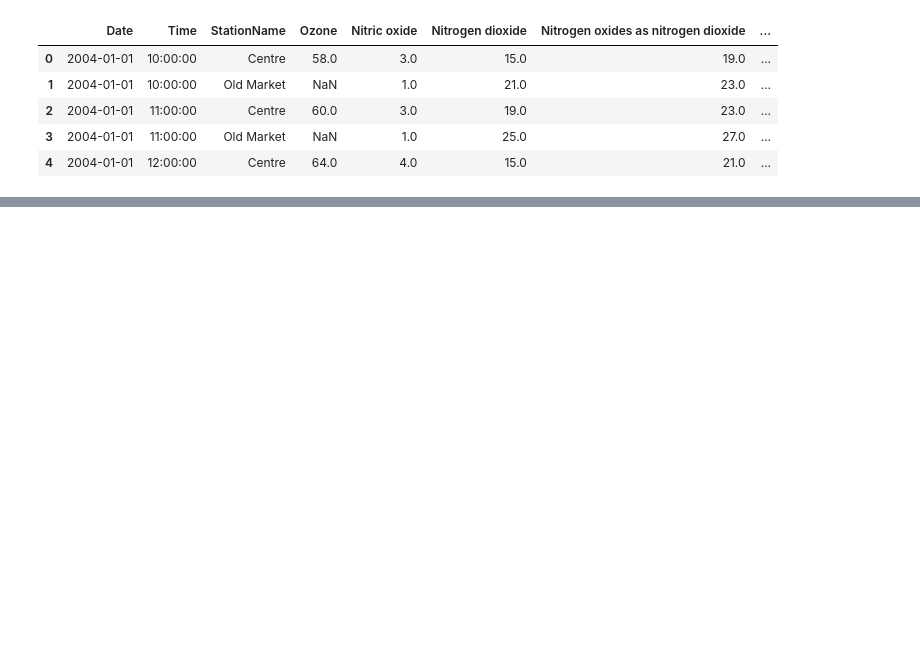
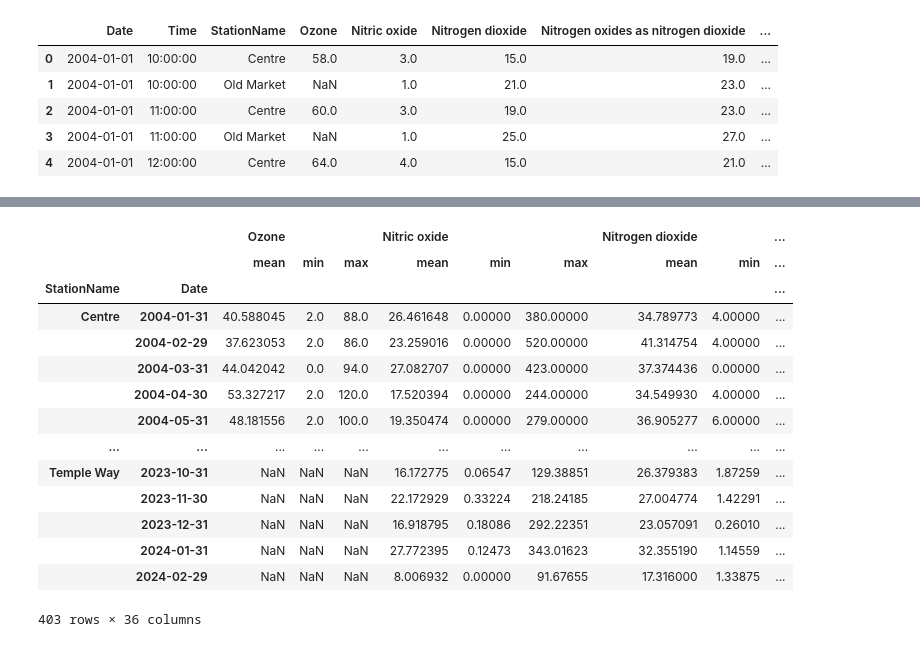
Before and after one commit to Elham-Pournezhadian/IGP-repo, a Jupyter notebook: AP analysis.ipynb, the cells around one changed output, grey strips where cells are left out. Saved outputs shown, nothing was run; the diff lists cells and outputs as text; code cells hidden in the pictures; blank space fills up the shorter version.

```diff
--- a/AP analysis.ipynb
+++ b/AP analysis.ipynb
@@ -160,0 +231,18 @@ df_clean.head(5)
+# %%
+monthly_air_pollution
+# %% [output]
+|  |  | Ozone |  |  | Nitric oxide |  |  | Nitrogen dioxide |  | ... |
+|  |  | mean | min | max | mean | min | max | mean | min | ... |
+| StationName | Date |  |  |  |  |  |  |  |  | ... |
+| Centre | 2004-01-31 | 40.588045 | 2.0 | 88.0 | 26.461648 | 0.00000 | 380.00000 | 34.789773 | 4.00000 | ... |
+|  | 2004-02-29 | 37.623053 | 2.0 | 86.0 | 23.259016 | 0.00000 | 520.00000 | 41.314754 | 4.00000 | ... |
+|  | 2004-03-31 | 44.042042 | 0.0 | 94.0 | 27.082707 | 0.00000 | 423.00000 | 37.374436 | 0.00000 | ... |
+|  | 2004-04-30 | 53.327217 | 2.0 | 120.0 | 17.520394 | 0.00000 | 244.00000 | 34.549930 | 4.00000 | ... |
+|  | 2004-05-31 | 48.181556 | 2.0 | 100.0 | 19.350474 | 0.00000 | 279.00000 | 36.905277 | 6.00000 | ... |
+| ... | ... | ... | ... | ... | ... | ... | ... | ... | ... | ... |
+| Temple Way | 2023-10-31 | NaN | NaN | NaN | 16.172775 | 0.06547 | 129.38851 | 26.379383 | 1.87259 | ... |
+|  | 2023-11-30 | NaN | NaN | NaN | 22.172929 | 0.33224 | 218.24185 | 27.004774 | 1.42291 | ... |
+|  | 2023-12-31 | NaN | NaN | NaN | 16.918795 | 0.18086 | 292.22351 | 23.057091 | 0.26010 | ... |
+|  | 2024-01-31 | NaN | NaN | NaN | 27.772395 | 0.12473 | 343.01623 | 32.355190 | 1.14559 | ... |
+|  | 2024-02-29 | NaN | NaN | NaN | 8.006932 | 0.00000 | 91.67655 | 17.316000 | 1.33875 | ... |
+403 rows × 36 columns
```
Also changed, not shown: parts of 10 cells of this notebook.
